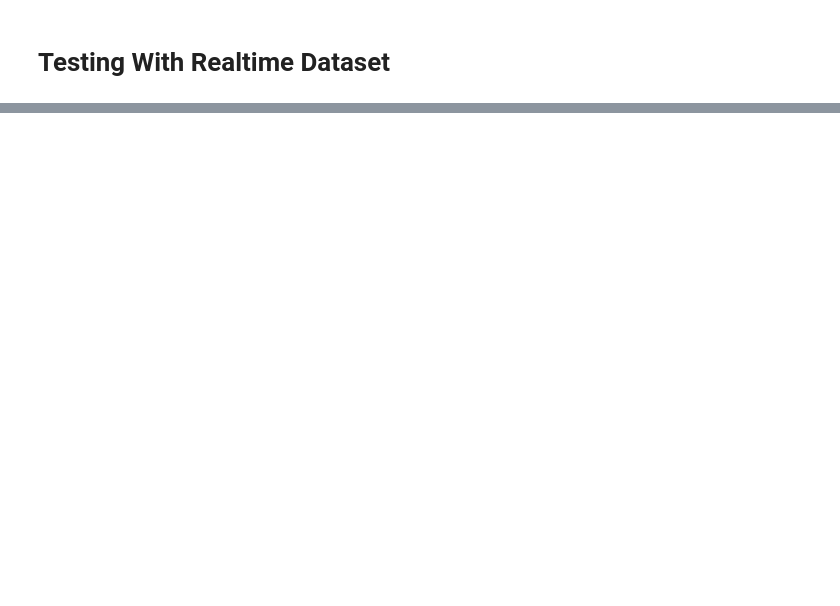
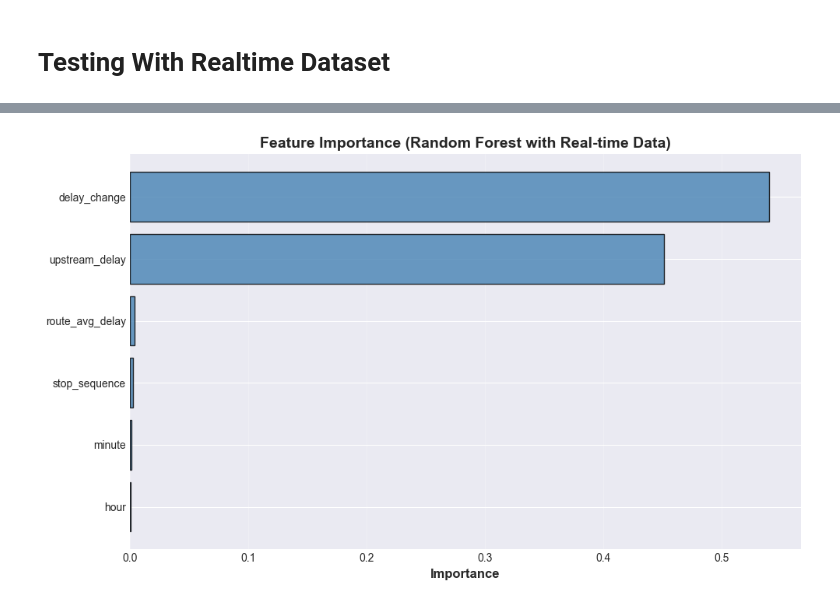
Before and after one commit to hemalikaa/Transit-Delay-Propagation-Multi-Modal-Optimization-for-TransLink, a Jupyter notebook: IE7615_project.ipynb, the cells around one changed output, grey strips where cells are left out. Drawn from its saved outputs; the diff is of its cells as text; code cells hidden in the pictures; blank space fills up the shorter version.

```diff
--- a/IE7615_project.ipynb
+++ b/IE7615_project.ipynb
@@ -1966,0 +2083,16 @@ DNN                  1.621           1.539                     5.0%
+# %%
+# ============================================================
+print("\n[3/5] Normalizing features...")
+
+scaler = StandardScaler()
+
+# Fit on training data only
+X_train_flat = X_train.reshape(-1, X_train.shape[-1])
+scaler.fit(X_train_flat)
+
+# Transform all sets
+X_train_scaled = scaler.transform(X_train.reshape(-1, X_train.shape[-1])).reshape(X_train.shape)
+X_val_scaled = scaler.transform(X_val.reshape(-1, X_val.shape[-1])).reshape(X_val.shape)
+X_test_scaled = scaler.transform(X_test.reshape(-1, X_test.shape[-1])).reshape(X_test.shape)
+
+print(f"✓ Features normalized using StandardScaler")
@@ -1966,0 +2642,64 @@ DNN                  1.621           1.539                     5.0%
+# %%
+# ============================================================
+# VISUALIZATION 3: Feature Importance (from Random Forest)
+# ============================================================
+if 'model_enhanced' in locals():
+    fig, ax = plt.subplots(figsize=(10, 6))
+
+    feature_importance = pd.DataFrame({
+        'feature': enhanced_features,
+        'importance': model_enhanced.feature_importances_
+    }).sort_values('importance', ascending=True)
+
+    ax.barh(feature_importance['feature'], feature_importance['importance'],
+            color='steelblue', alpha=0.8, edgecolor='black')
+    ax.set_xlabel('Importance', fontsize=12, fontweight='bold')
+    ax.set_title('Feature Importance (Random Forest with Real-time Data)',
+                 fontsize=14, fontweight='bold')
+    ax.grid(axis='x', alpha=0.3)
+
+    plt.tight_layout()
+    plt.savefig(os.path.join(BASE_PATH, 'results', 'feature_importance.png'), dpi=300, bbox_inches='tight')
+    plt.show()
+
+    print("✓ Saved: feature_importance.png")
+
+# ============================================================
+# VISUALIZATION 4: Prediction Error Distribution
+# ============================================================
+fig, axes = plt.subplots(1, 2, figsize=(14, 5))
+
+# Calculate errors
+errors = np.abs(y_test - y_pred_enh)
+
+# Histogram
+axes[0].hist(errors, bins=50, color='steelblue', alpha=0.7, edgecolor='black')
+axes[0].axvline(errors.mean(), color='red', linestyle='--', linewidth=2, label=f'Mean: {errors.mean():.2f} min')
+axes[0].axvline(errors.median(), color='green', linestyle='--', linewidth=2, label=f'Median: {errors.median():.2f} min')
+axes[0].set_xlabel('Absolute Error (minutes)', fontsize=12, fontweight='bold')
+axes[0].set_ylabel('Frequency', fontsize=12, fontweight='bold')
+axes[0].set_title('Prediction Error Distribution', fontsize=14, fontweight='bold')
+axes[0].legend()
+axes[0].grid(alpha=0.3)
+
+# Cumulative accuracy
+thresholds = np.arange(0, 10, 0.5)
+accuracies = [(errors <= t).mean() * 100 for t in thresholds]
+
+axes[1].plot(thresholds, accuracies, linewidth=3, color='darkblue')
+axes[1].axhline(95, color='red', linestyle='--', alpha=0.5, label='95% accuracy')
+axes[1].axvline(3, color='green', linestyle='--', alpha=0.5, label='±3 min threshold')
+axes[1].fill_between(thresholds, accuracies, alpha=0.3)
+axes[1].set_xlabel('Error Threshold (minutes)', fontsize=12, fontweight='bold')
+axes[1].set_ylabel('Accuracy (%)', fontsize=12, fontweight='bold')
+axes[1].set_title('Cumulative Prediction Accuracy', fontsize=14, fontweight='bold')
+axes[1].legend()
+axes[1].grid(alpha=0.3)
+
+plt.tight_layout()
+plt.savefig(os.path.join(BASE_PATH, 'results', 'error_analysis.png'), dpi=300, bbox_inches='tight')
+plt.show()
+
+print("✓ Saved: error_analysis.png")
+# %% [output]
+[figure, added]
```
Also changed, not shown: parts of 99 cells of this notebook.
